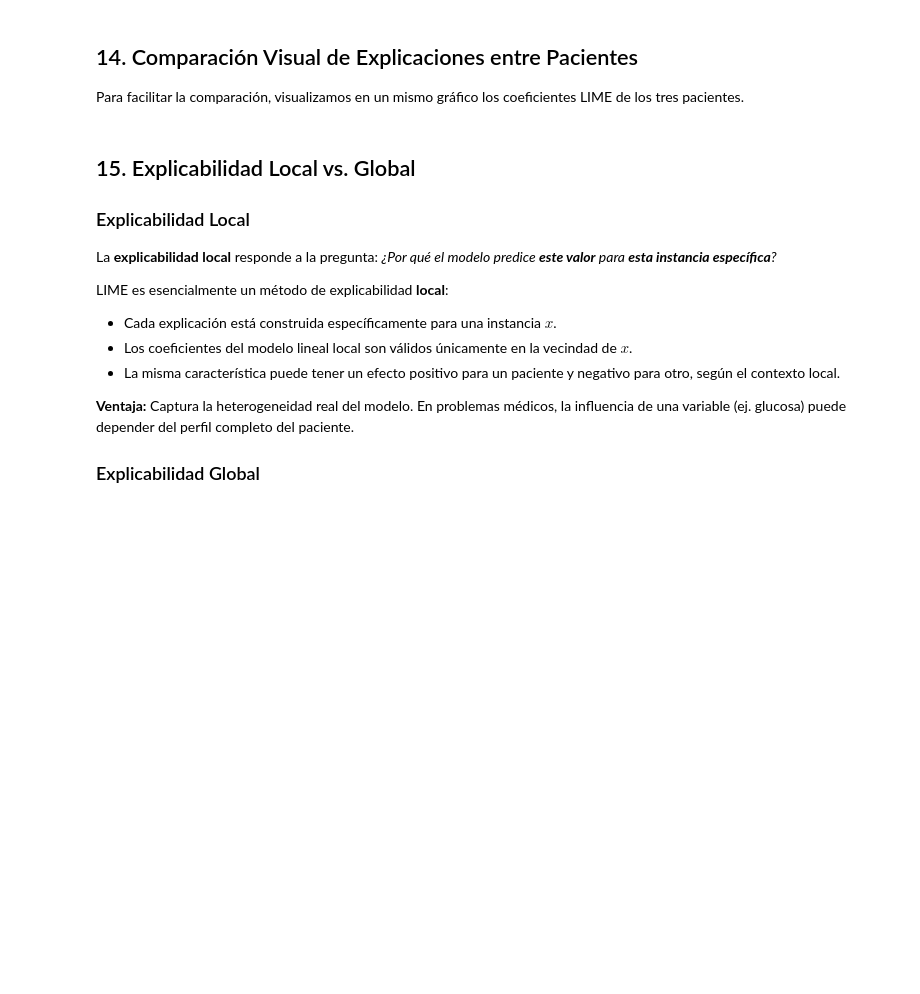
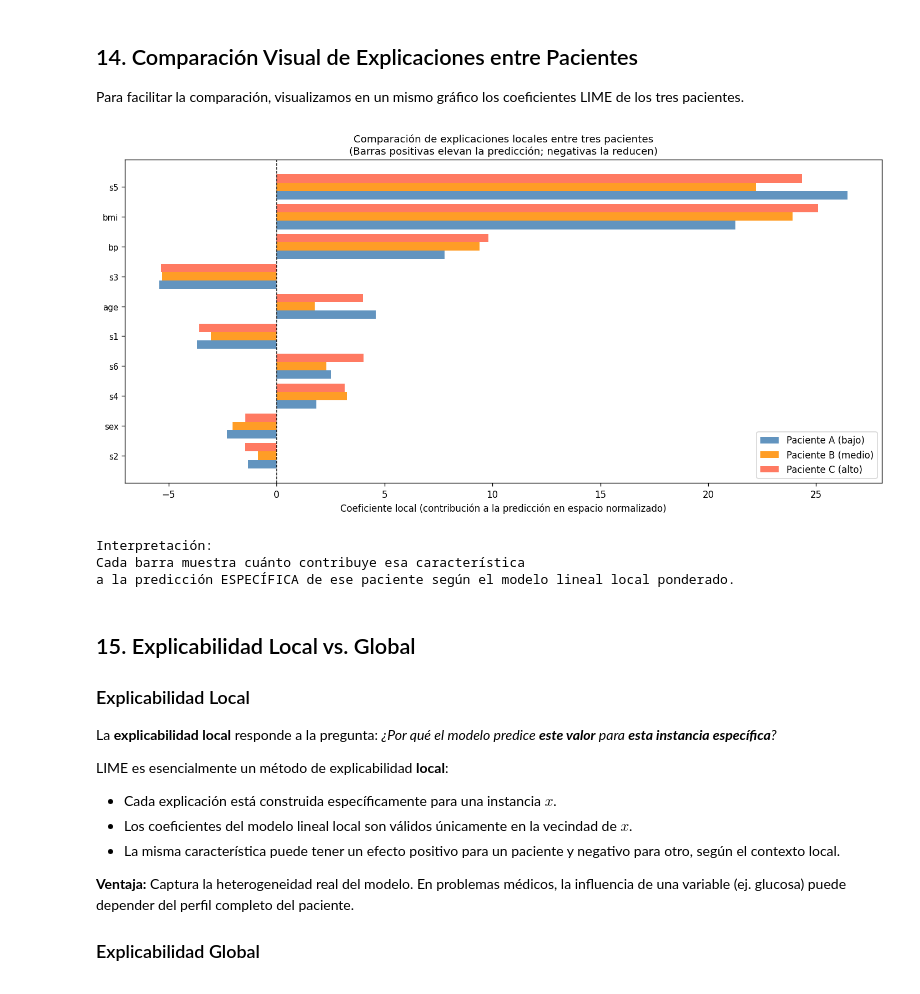
Before and after one commit to vargasmiranda-victormanuel/course-sistemas-basados-en-conocimiento, a Jupyter notebook: lecturas_machine_learning/lime_SBC_VictorVargas.ipynb, the cells around one changed output. Saved outputs shown, nothing was run; the diff lists cells and outputs as text; code cells hidden in the pictures; blank space fills up the shorter version.

```diff
--- a/lecturas_machine_learning/lime_SBC_VictorVargas.ipynb
+++ b/lecturas_machine_learning/lime_SBC_VictorVargas.ipynb
@@ -535,57 +713,52 @@ plt.show()
 
 Para facilitar la comparación, visualizamos en un mismo gráfico los coeficientes LIME de los tres pacientes.
 # %%
-# Construimos un DataFrame con los coeficientes de cada paciente
-def explanation_to_dict(exp):
-    """Convierte la explicación LIME en un diccionario {nombre_corto: coeficiente}."""
-    return {feat: coef for feat, coef in exp.as_list()}
-
-dict_a = explanation_to_dict(exp_a)
-dict_b = explanation_to_dict(exp_b)
-dict_c = explanation_to_dict(exp_c)
-
-# Recopilamos todas las claves (características con su condición)
-all_features = sorted(set(dict_a) | set(dict_b) | set(dict_c))
+# exp_a, exp_b, exp_c son dicts {feature_name: coeficiente}
+# Los combinamos directamente en un DataFrame
 
 df_compare = pd.DataFrame({
-    'Paciente A (bajo)': [dict_a.get(f, 0) for f in all_features],
-    'Paciente B (medio)': [dict_b.get(f, 0) for f in all_features],
-    'Paciente C (alto)': [dict_c.get(f, 0) for f in all_features],
-}, index=all_features)
+    'Paciente A (bajo)':  exp_a,
+    'Paciente B (medio)': exp_b,
+    'Paciente C (alto)':  exp_c,
+}).fillna(0)
 
-# Ordenamos por magnitud promedio
-df_compare['abs_mean'] = df_compare.abs().mean(axis=1)
-df_compare = df_compare.sort_values('abs_mean', ascending=True).drop(columns='abs_mean')
+# Ordenamos por magnitud promedio absoluta
+df_compare = df_compare.loc[df_compare.abs().mean(axis=1).sort_values().index]
 
-fig, ax = plt.subplots(figsize=(12, max(6, len(df_compare) * 0.45)))
+fig, ax = plt.subplots(figsize=(12, max(6, len(df_compare) * 0.5)))
 
 bar_width = 0.28
 y_positions = np.arange(len(df_compare))
 colors = ['steelblue', 'darkorange', 'tomato']
 
 for i, (col, color) in enumerate(zip(df_compare.columns, colors)):
     ax.barh(
         y_positions + i * bar_width - bar_width,
         df_compare[col],
         height=bar_width,
         color=color,
         alpha=0.85,
         label=col
     )
 
 ax.axvline(0, color='black', linewidth=0.8, linestyle='--')
 ax.set_yticks(y_positions)
-ax.set_yticklabels(df_compare.index, fontsize=8)
-ax.set_xlabel('Coeficiente LIME (contribución a la predicción)')
-ax.set_title('Comparación de explicaciones LIME entre tres pacientes\n'
+ax.set_yticklabels(df_compare.index, fontsize=9)
+ax.set_xlabel('Coeficiente local (contribución a la predicción en espacio normalizado)')
+ax.set_title('Comparación de explicaciones locales entre tres pacientes\n'
              '(Barras positivas elevan la predicción; negativas la reducen)', fontsize=11)
 ax.legend(loc='lower right')
 plt.tight_layout()
 plt.show()
 
 print("\nInterpretación:")
-print("Cada barra muestra cuánto contribuye ese intervalo de característica")
-print("a la predicción ESPECÍFICA de ese paciente según el modelo lineal local de LIME.")
+print("Cada barra muestra cuánto contribuye esa característica")
+print("a la predicción ESPECÍFICA de ese paciente según el modelo lineal local ponderado.")
+# %% [output]
+[figure, added]
+Interpretación:
+Cada barra muestra cuánto contribuye esa característica
+a la predicción ESPECÍFICA de ese paciente según el modelo lineal local ponderado.
 # %% [markdown]
 ## 15. Explicabilidad Local vs. Global
 
```
Also changed, not shown: parts of 28 cells of this notebook, 2 other files.
